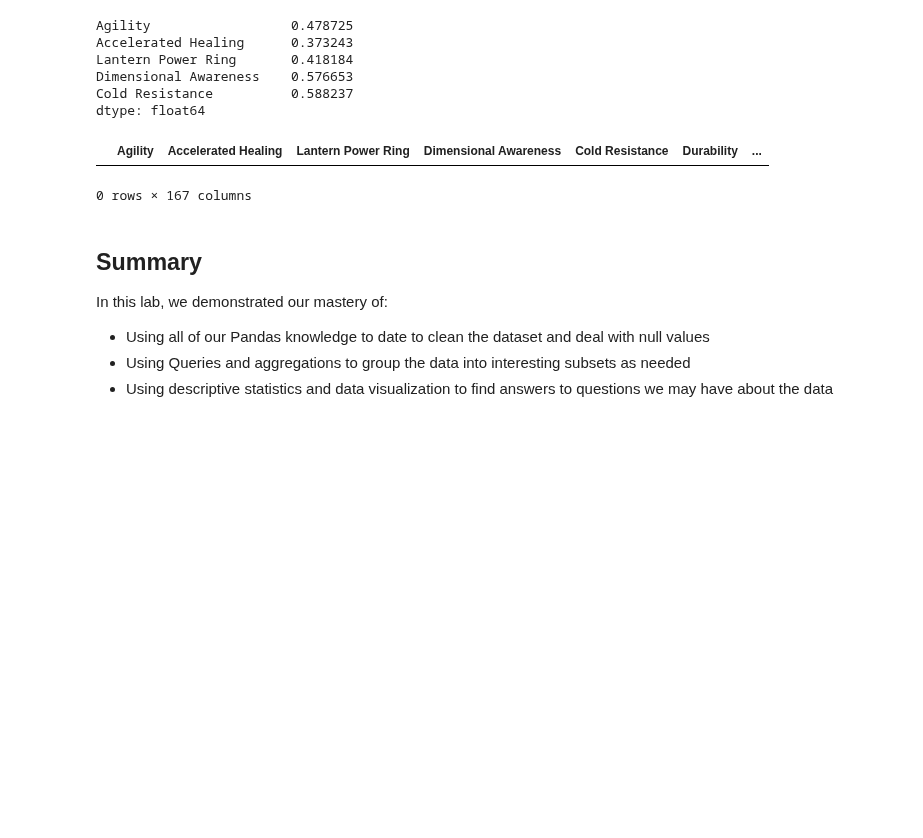
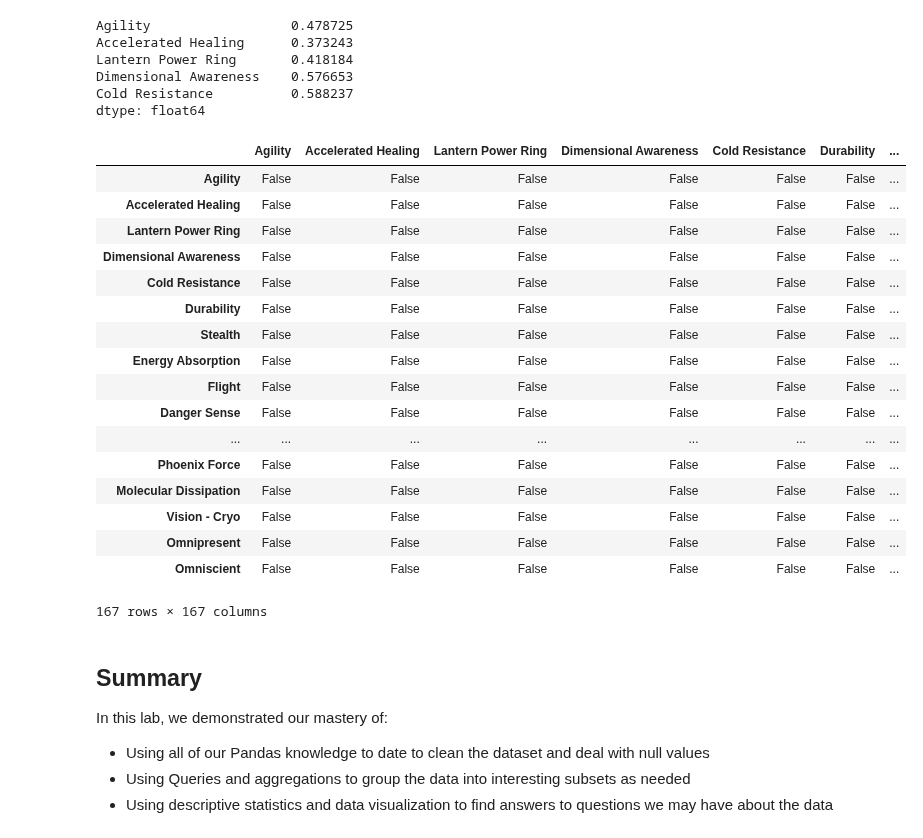
Before and after one commit to ortsed/dsc-data-cleaning-project-dc-ds-career-042219, a Jupyter notebook: index.ipynb, the cells around one changed output. Cells and saved outputs as stored; diff of their text form; code cells hidden in the pictures; blank space fills up the shorter version.

```diff
--- a/index.ipynb
+++ b/index.ipynb
@@ -381,10 +381,26 @@ Dimensional Awareness    0.576653
 Cold Resistance          0.588237
 dtype: float64
 # %%
-corr[corr["Agility"] == 0.478725]
+corr.where(corr == 0.478725).notnull()
 # %% [output]
 |  | Agility | Accelerated Healing | Lantern Power Ring | Dimensional Awareness | Cold Resistance | Durability | ... |
+| Agility | False | False | False | False | False | False | ... |
+| Accelerated Healing | False | False | False | False | False | False | ... |
+| Lantern Power Ring | False | False | False | False | False | False | ... |
+| Dimensional Awareness | False | False | False | False | False | False | ... |
+| Cold Resistance | False | False | False | False | False | False | ... |
+| Durability | False | False | False | False | False | False | ... |
+| Stealth | False | False | False | False | False | False | ... |
+| Energy Absorption | False | False | False | False | False | False | ... |
+| Flight | False | False | False | False | False | False | ... |
+| Danger Sense | False | False | False | False | False | False | ... |
+| ... | ... | ... | ... | ... | ... | ... | ... |
+| Phoenix Force | False | False | False | False | False | False | ... |
+| Molecular Dissipation | False | False | False | False | False | False | ... |
+| Vision - Cryo | False | False | False | False | False | False | ... |
+| Omnipresent | False | False | False | False | False | False | ... |
+| Omniscient | False | False | False | False | False | False | ... |
-0 rows × 167 columns
+167 rows × 167 columns
 # %% [markdown]
 ## Summary
 
```
